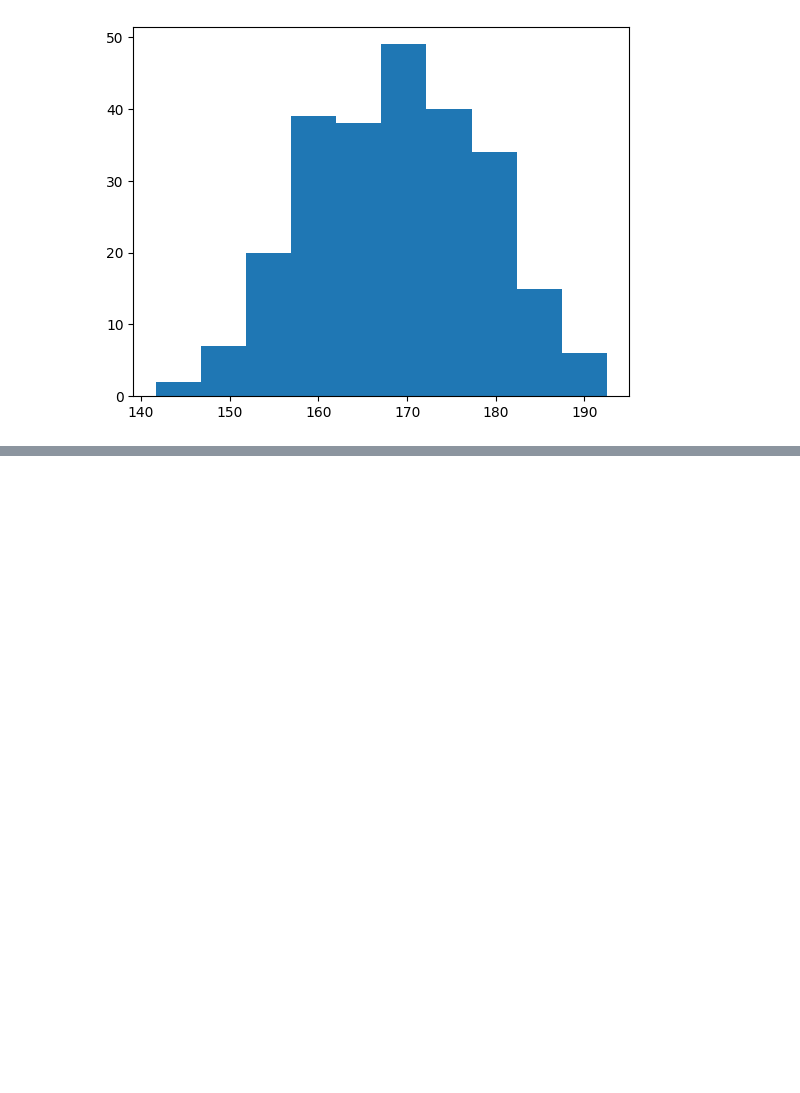
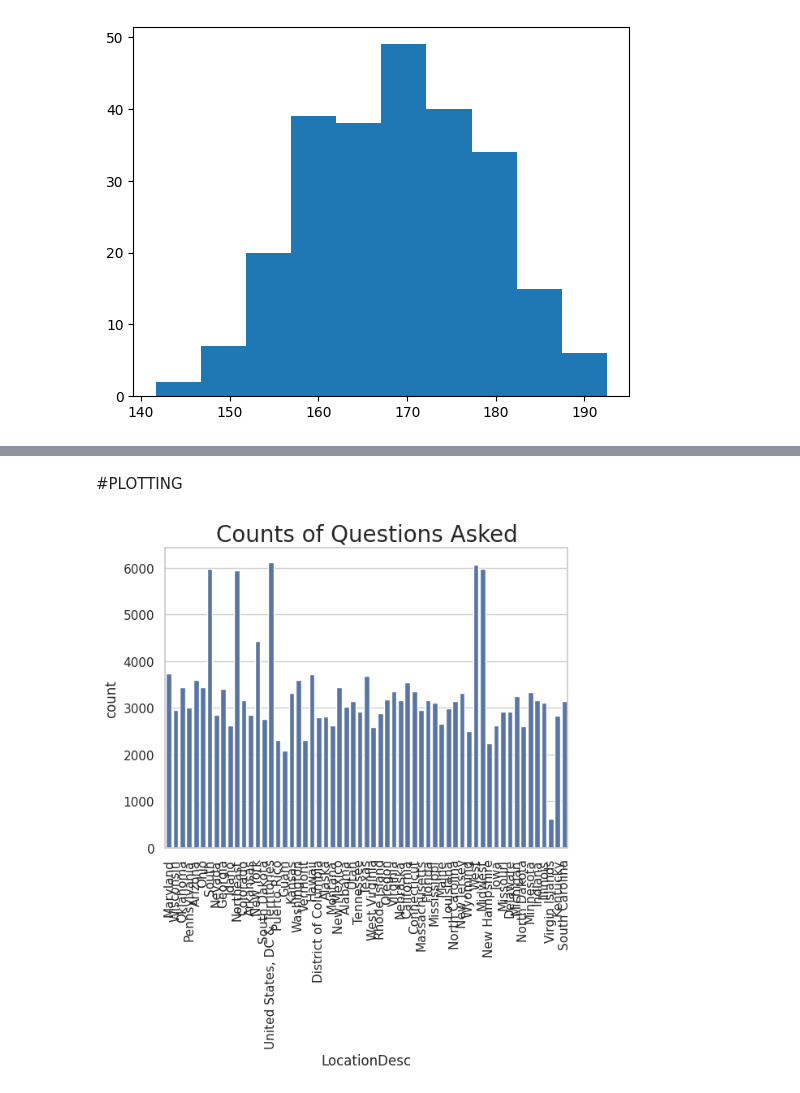
Before and after one commit to helloprof/BTL300-NCC, a Jupyter notebook: Stats1.ipynb, the cells around one changed output, grey strips where cells are left out. Drawn from its saved outputs; the diff is of its cells as text; code cells hidden in the pictures; blank space fills up the shorter version.

```diff
--- a/Stats1.ipynb
+++ b/Stats1.ipynb
@@ -26,0 +27,6 @@ plt.hist(x)
+# %%
+# reading in data
+import pandas as pd
+
+url = "https://data.cdc.gov/api/views/hfr9-rurv/rows.csv?accessType=DOWNLOAD"
+df = pd.read_csv(url)
@@ -26,0 +56,11 @@ plt.hist(x)
+# %%
+filtered_df = df[["LocationDesc","Data_Value"]]
+# age groups:
+# filtered_df = df[["StratificationID1","Data_Value"]]
+
+filtered_df = filtered_df.dropna()
+# row_count_before = len(filtered_df)
+# row_count_before
+# row_count_after = len(filtered_df.dropna())
+# row_count_after
+filtered_df.describe()
@@ -26,0 +106,26 @@ plt.hist(x)
+# %% [markdown]
+#PLOTTING
+# %%
+# bar plot
+
+import matplotlib.pyplot as plt
+import seaborn as sns
+
+# Sets the style of the bar charts
+sns.set_theme(style="whitegrid", color_codes=True)
+sns.set_theme(style="whitegrid", color_codes=True)
+
+# Title
+plt.title("Counts of Questions Asked", fontsize=20)
+
+# Plots a vertical bar chart
+plot = sns.countplot(x="LocationDesc", color="b", data=filtered_df)
+
+# Saves the image
+# plt.savefig("verticalbarchart.png")
+plt.setp(plot.get_xticklabels(), rotation=90)
+
+# Shows the image
+plt.show()
+# %% [output]
+[figure, added]
```
Also changed, not shown: parts of 10 cells of this notebook.
